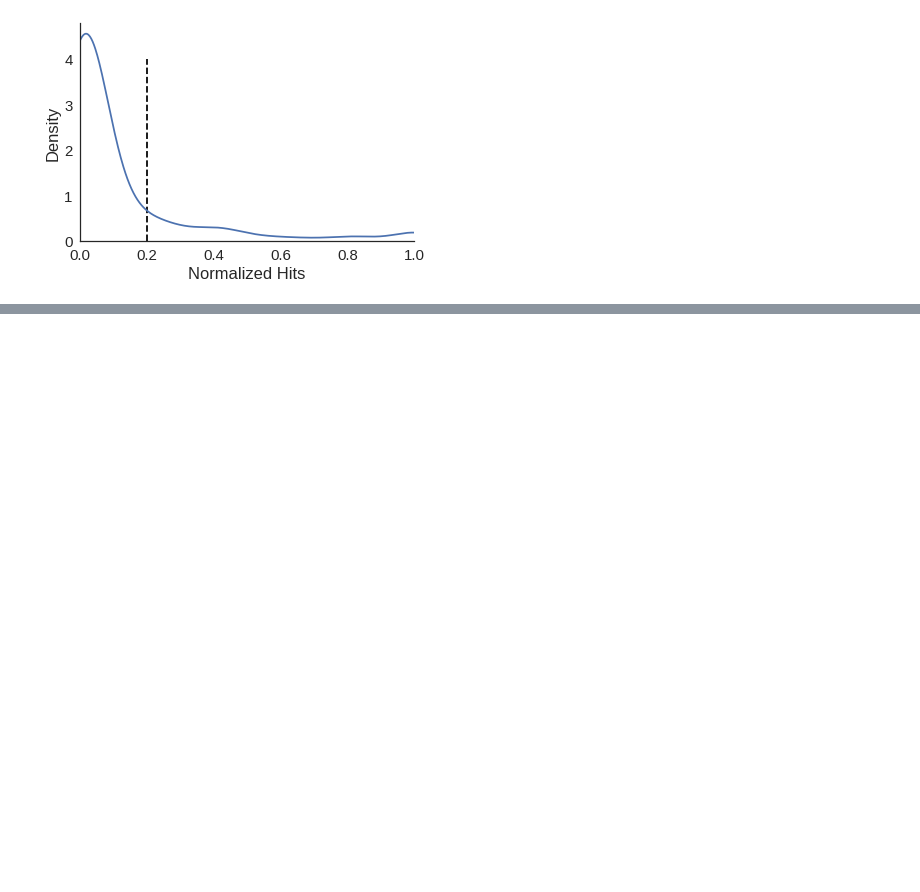
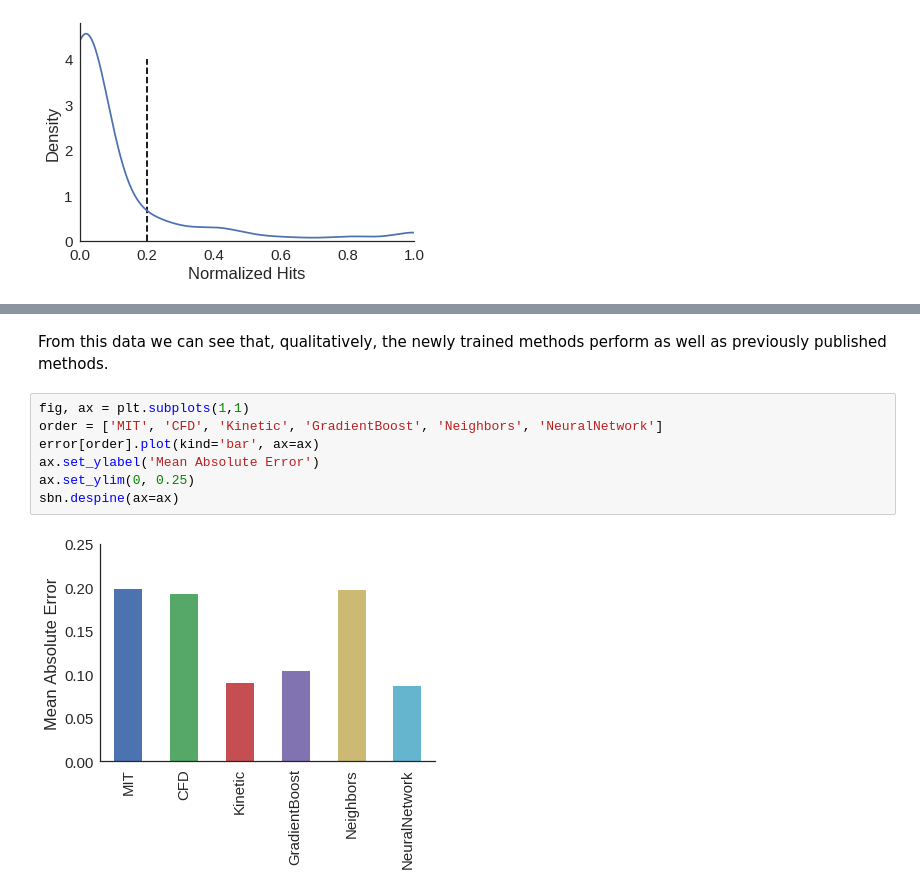
Before and after one commit to DamLabResources/crseek, a Jupyter notebook: paper/task_04.ipynb, the cells around one changed output, grey strips where cells are left out. Saved outputs shown, nothing was run; the diff lists cells and outputs as text; blank space fills up the shorter version.

```diff
--- a/paper/task_04.ipynb
+++ b/paper/task_04.ipynb
@@ -169,0 +225,11 @@ Neighbors 0.189583121012
+# %% [markdown]
+From this data we can see that, qualitatively, the newly trained methods perform as well as previously published methods.
+# %%
+fig, ax = plt.subplots(1,1)
+order = ['MIT', 'CFD', 'Kinetic', 'GradientBoost', 'Neighbors', 'NeuralNetwork']
+error[order].plot(kind='bar', ax=ax)
+ax.set_ylabel('Mean Absolute Error')
+ax.set_ylim(0, 0.25)
+sbn.despine(ax=ax)
+# %% [output]
+[figure, added]
```
Also changed, not shown: parts of 18 cells of this notebook, 7 other files.
